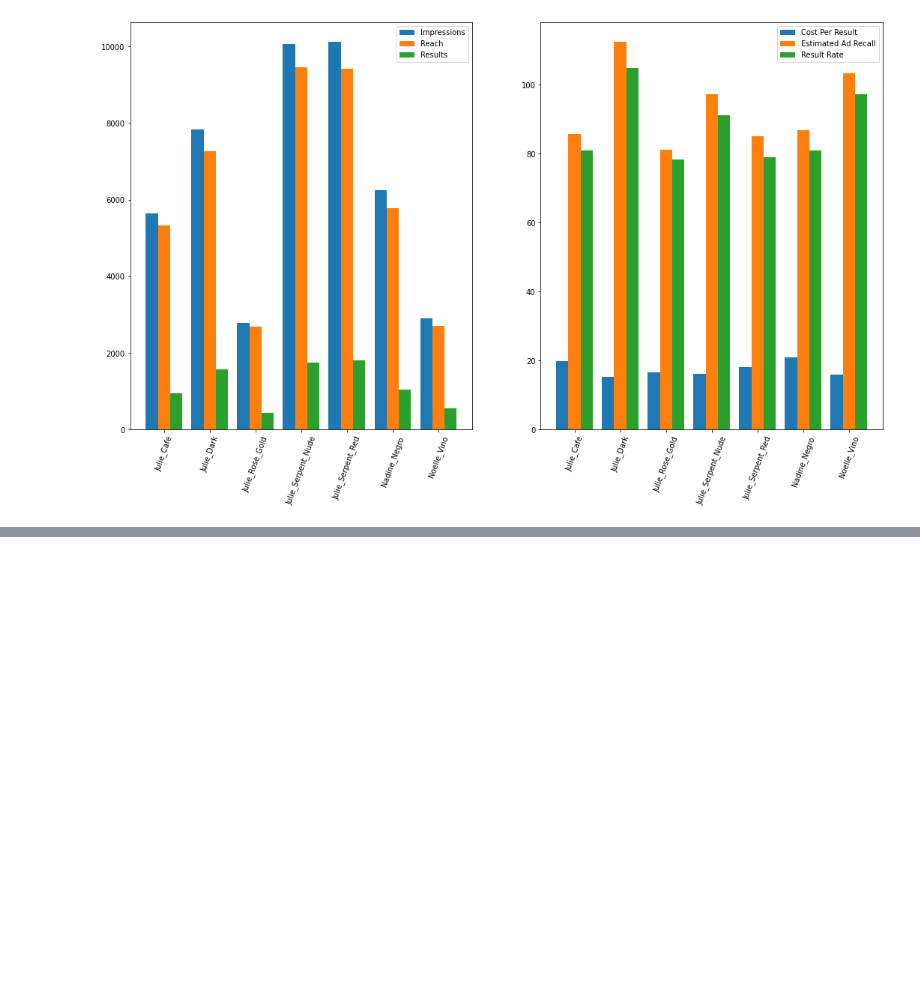
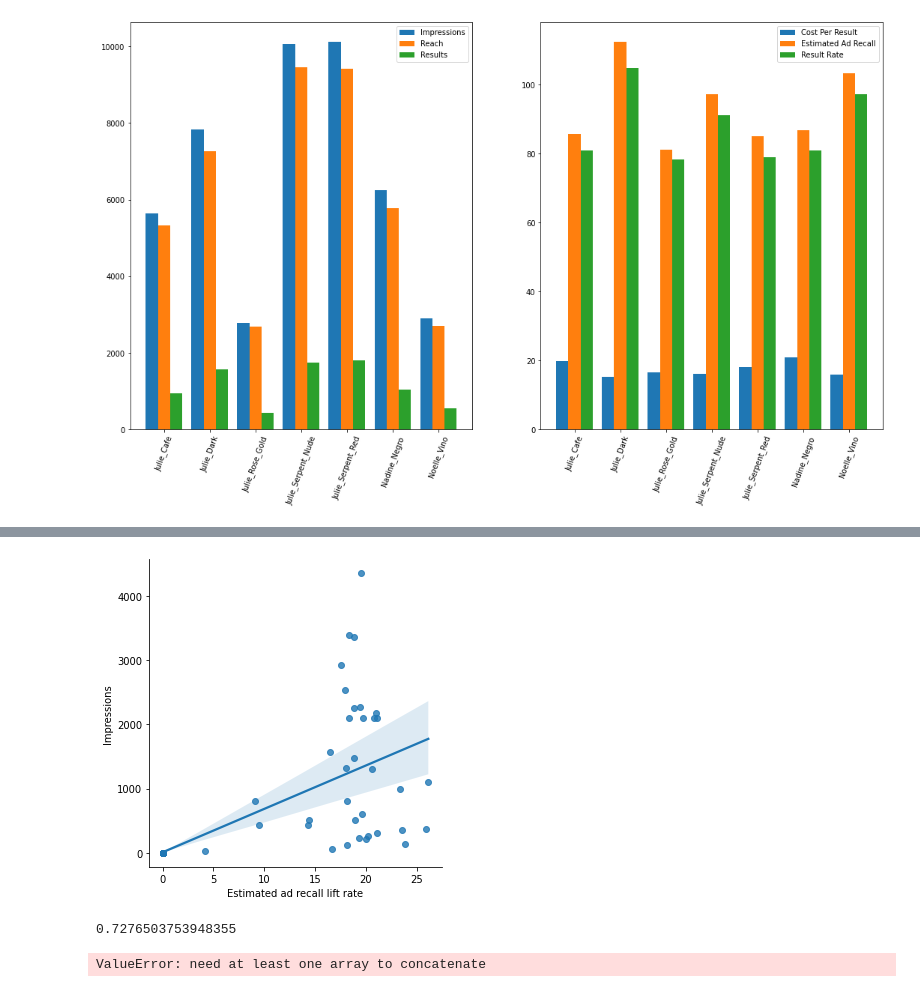
Before and after one commit to juanm05/Abril_Facebook, a Jupyter notebook: main.ipynb, the cells around one changed output, grey strips where cells are left out. Drawn from its saved outputs; the diff is of its cells as text; code cells hidden in the pictures; blank space fills up the shorter version.

```diff
--- a/main.ipynb
+++ b/main.ipynb
@@ -309,0 +328,16 @@ plt.show()
+# %%
+# df_products[["Estimated ad recall lift rate", "Impressions"]].head()
+
+sns.lmplot(data = df_products, x = "Estimated ad recall lift rate", y = "Impressions")
+plt.show()
+
+corr, _ = pearsonr(df_products["Estimated ad recall lift rate"], df_products["Impressions"])
+
+print(corr)
+# %% [output]
+[figure, added]
+0.7276503753948355
+# %%
+sns.regplot(data = df_products)
+# %% [output]
+ValueError: need at least one array to concatenate
```
Also changed, not shown: parts of 2 cells of this notebook.
